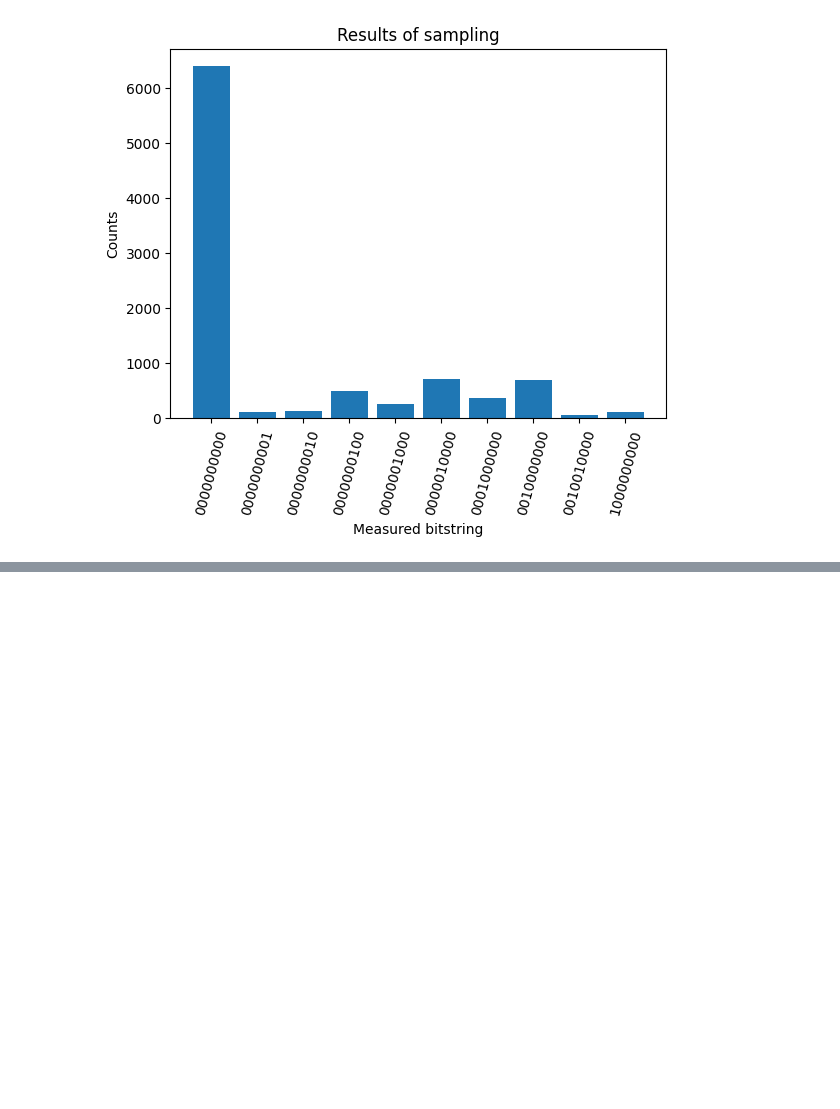
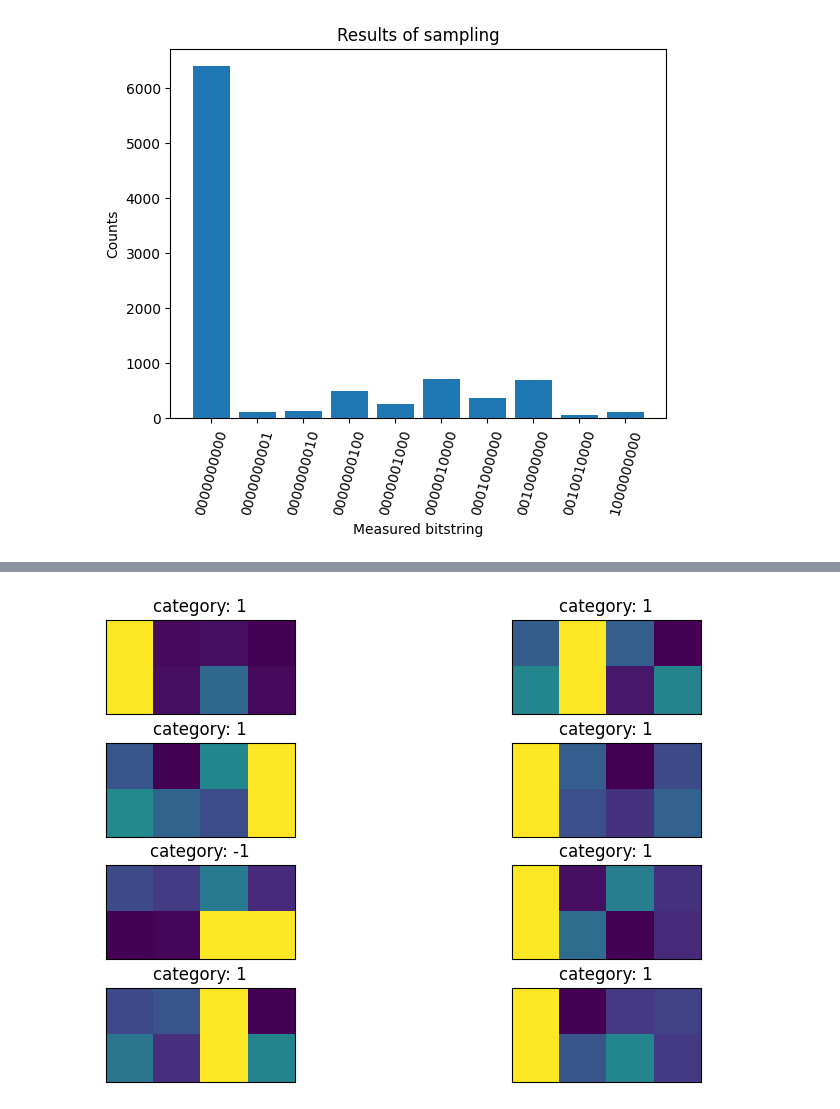
Before and after one commit to kibrahim757/qiskit_generated_code_samples, a Jupyter notebook: 13_qml.ipynb, the cells around one changed output, grey strips where cells are left out. Cells and saved outputs as stored; diff of their text form; code cells hidden in the pictures; blank space fills up the shorter version.

```diff
--- a/13_qml.ipynb
+++ b/13_qml.ipynb
@@ -843,0 +904,30 @@ session.close()
+# %%
+from sklearn.model_selection import train_test_split
+
+np.random.seed(42)
+images, labels = generate_dataset(200)
+
+train_images, test_images, train_labels, test_labels = train_test_split(
+    images, labels, test_size=0.3, random_state=246
+)
+# %%
+import matplotlib.pyplot as plt
+
+# Make subplot titles so we can identify categories
+titles = []
+for i in range(8):
+    title = "category: " + str(train_labels[i])
+    titles.append(title)
+
+# Generate a figure with nested images using subplots.
+fig, ax = plt.subplots(4, 2, figsize=(10, 6), subplot_kw={"xticks": [], "yticks": []})
+
+for i in range(8):
+    ax[i // 2, i % 2].imshow(
+        train_images[i].reshape(vert_size, hor_size),
+        aspect="equal",
+    )
+    ax[i // 2, i % 2].set_title(titles[i])
+plt.subplots_adjust(wspace=0.1, hspace=0.3)
+# %% [output]
+[figure, added]
```
Also changed, not shown: parts of 10 cells of this notebook.
